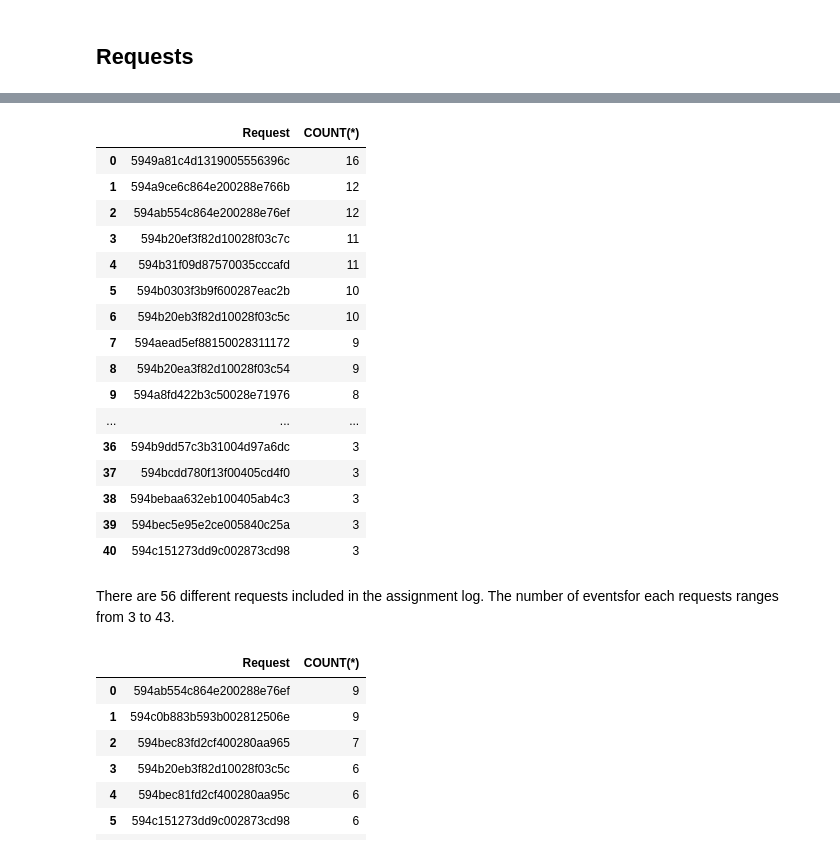
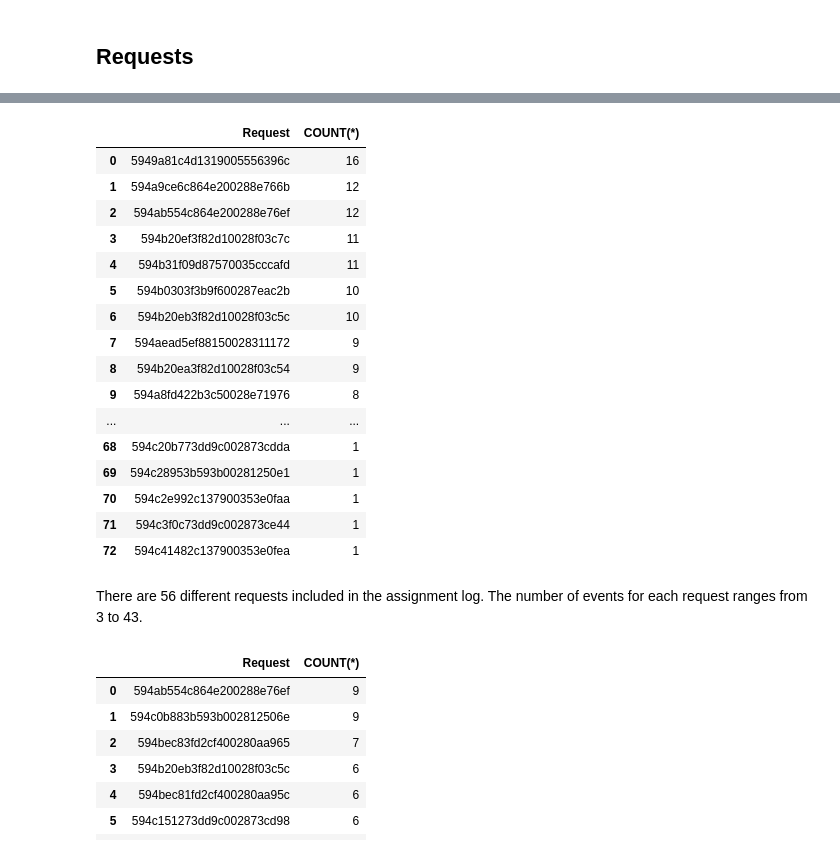
Before and after one commit to erikajane/Wonder_SQL_Task, a Jupyter notebook: Part 1 - Analysis & Part 2 Business Questions.ipynb, the cells around one changed output, grey strips where cells are left out. Cells and saved outputs as stored; diff of their text form; code cells hidden in the pictures.

```diff
--- a/Part 1 - Analysis.ipynb
+++ b/Part 1 - Analysis & Part 2 Business Questions.ipynb
@@ -712,35 +793,34 @@ data
 # %%
 # Query the number of accepted jobs for each request
 
 c.execute('''SELECT Request, COUNT(*)
 FROM Assignments
 WHERE Action LIKE '%Accepted Job%'
 GROUP BY Request
-HAVING COUNT(*) >2
 ORDER BY COUNT(*) DESC;''')
 data = pd.DataFrame(c.fetchall())
 data.columns = [x[0] for x in c.description]
 data
 # %% [output]
 |  | Request | COUNT(*) |
 | 0 | 5949a81c4d1319005556396c | 16 |
 | 1 | 594a9ce6c864e200288e766b | 12 |
 | 2 | 594ab554c864e200288e76ef | 12 |
 | 3 | 594b20ef3f82d10028f03c7c | 11 |
 | 4 | 594b31f09d87570035cccafd | 11 |
 | 5 | 594b0303f3b9f600287eac2b | 10 |
 | 6 | 594b20eb3f82d10028f03c5c | 10 |
 | 7 | 594aead5ef88150028311172 | 9 |
 | 8 | 594b20ea3f82d10028f03c54 | 9 |
 | 9 | 594a8fd422b3c50028e71976 | 8 |
 | ... | ... | ... |
-| 36 | 594b9dd57c3b31004d97a6dc | 3 |
-| 37 | 594bcdd780f13f00405cd4f0 | 3 |
-| 38 | 594bebaa632eb100405ab4c3 | 3 |
-| 39 | 594bec5e95e2ce005840c25a | 3 |
-| 40 | 594c151273dd9c002873cd98 | 3 |
+| 68 | 594c20b773dd9c002873cdda | 1 |
+| 69 | 594c28953b593b00281250e1 | 1 |
+| 70 | 594c2e992c137900353e0faa | 1 |
+| 71 | 594c3f0c73dd9c002873ce44 | 1 |
+| 72 | 594c41482c137900353e0fea | 1 |
 # %% [markdown]
-There are 56 different requests included in the assignment log. The number of eventsfor each requests ranges from 3 to 43.
+There are 56 different requests included in the assignment log. The number of events for each request ranges from 3 to 43.
 # %%
 # Query the number of accepted jobs for each request
 
```
Also changed, not shown: parts of 16 cells of this notebook, 9 other files.
